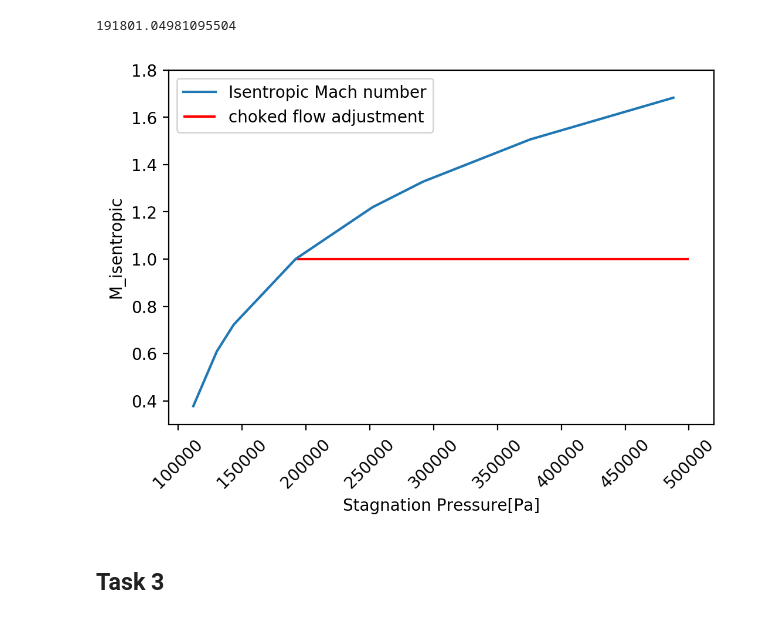
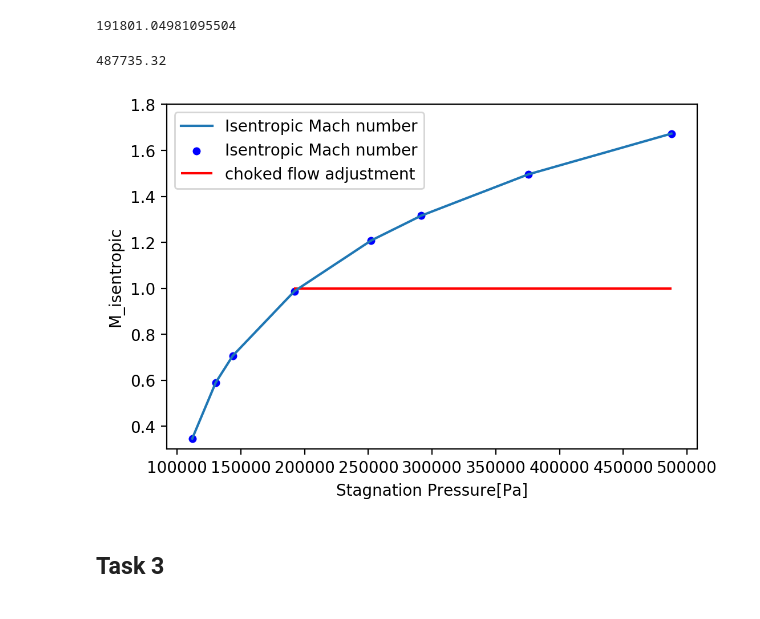
Before and after one commit to RandyChen233/AE460-aerodynamics-propulsion-Lab, a Jupyter notebook: lab3/data.ipynb, the cells around one changed output. Drawn from its saved outputs; the diff is of its cells as text; code cells hidden in the pictures.

```diff
--- a/lab3/data.ipynb
+++ b/lab3/data.ipynb
@@ -19,8 +19,9 @@ df['Load Cell[N]']=df['Load Cell[Lbf]']*4.44822
 df = df.drop(('Stagnation Pressure[psia]'),axis=1)
 df = df.drop(('Load Cell[Lbf]'),axis=1)
 # %%
-df['Absolute Static Pressure[Pa]']=14.7*6894.76*np.ones(len(df['Stagnation Pressure[Pa]']))
+df['Absolute Static Pressure[Pa]']=14.93*6894.76*np.ones(len(df['Stagnation Pressure[Pa]']))
 # %%
+df = df.round(3)
 df
 # %% [output]
 |  | Valve Position% | Schlieren File Name | Stagnation Pressure[Pa] | Load Cell[N] | Absolute Static Pressure[Pa] |
@@ -63,15 +64,20 @@ P0_choked = 101325/ 0.52828178 #compressible flow calculator
 P0_choked
 # %% [output]
 191801.04981095504
+# %%
+df['Stagnation Pressure[Pa]'].values[-1]
+# %% [output]
+487735.32
 # %%
 plt.figure(dpi=200);
 sns.lineplot(x='Stagnation Pressure[Pa]',y='M_isentropic',data=df,label='Isentropic Mach number')
-plt.hlines(y=1.0,xmin=P0_choked,xmax=500000,color='r',label='choked flow adjustment')
-plt.legend()
+sns.scatterplot(x='Stagnation Pressure[Pa]',y='M_isentropic',data=df,color='b',s=30,label='Isentropic Mach number')
+plt.hlines(y=1.0,xmin=P0_choked,xmax=df['Stagnation Pressure[Pa]'].values[-1],color='r',label='choked flow adjustment')
+plt.legend();
 plt.ylim(0.3,1.8);
-plt.xticks(rotation=45);
+plt.xlabel('Stagnation Pressure[Pa]');
 # %% [output]
-[figure, old version]
+[figure, new version]
 # %% [markdown]
 ## Task 3
 # %%
```
Also changed, not shown: parts of 3 cells of this notebook, 1 other file.
